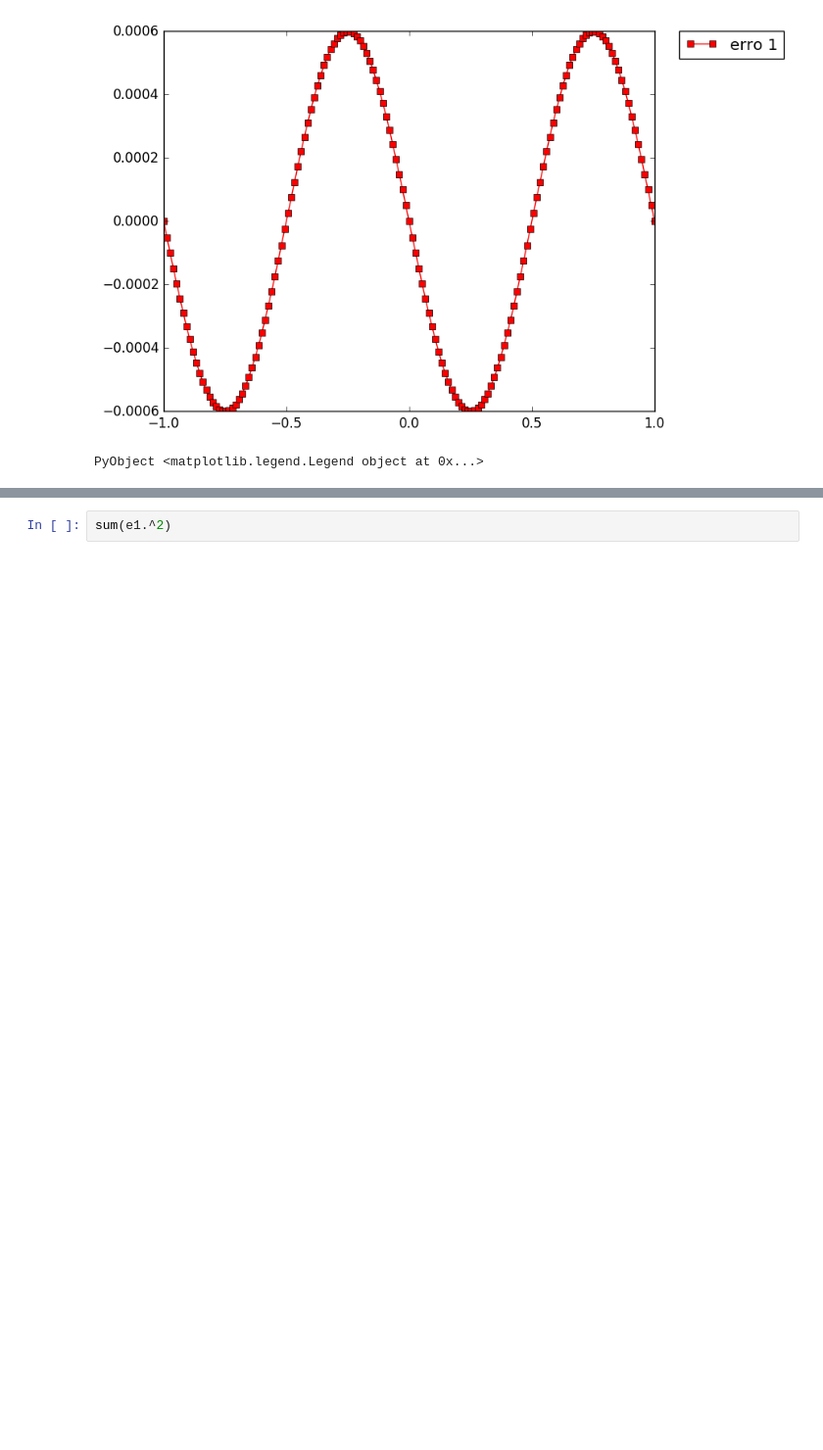
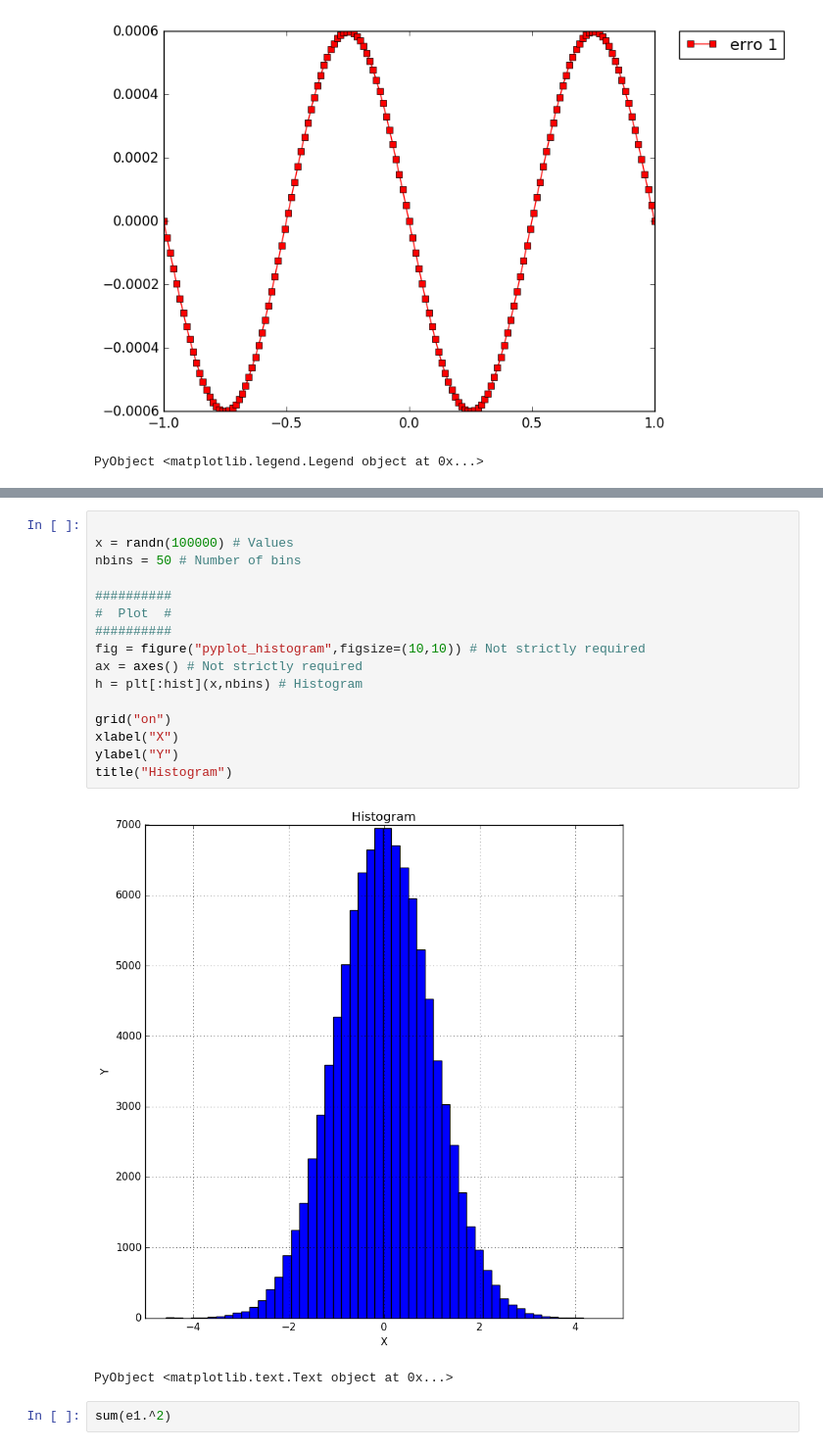
Before and after one commit to augustot2/monografia, a Jupyter notebook: src/codes/fem1d_paulo.ipynb, the cells around one changed output, grey strips where cells are left out. Shown: that part at 98% size. Saved outputs shown, nothing was run; the diff lists cells and outputs as text; blank space fills up the shorter version.

```diff
--- a/src/codes/fem1d_paulo.ipynb
+++ b/src/codes/fem1d_paulo.ipynb
@@ -131,3 +139,22 @@ mean(e1)
+# %%
+
+x = randn(100000) # Values
+nbins = 50 # Number of bins
+
+##########
+#  Plot  #
+##########
+fig = figure("pyplot_histogram",figsize=(10,10)) # Not strictly required
+ax = axes() # Not strictly required
+h = plt[:hist](x,nbins) # Histogram
+
+grid("on")
+xlabel("X")
+ylabel("Y")
+title("Histogram")
+# %% [output]
+[figure, added]
+PyObject <matplotlib.text.Text object at 0x...>
 # %%
 sum(e1.^2)
 # %% [output]
```
Also changed, not shown: parts of 3 cells of this notebook, 12 other files.
